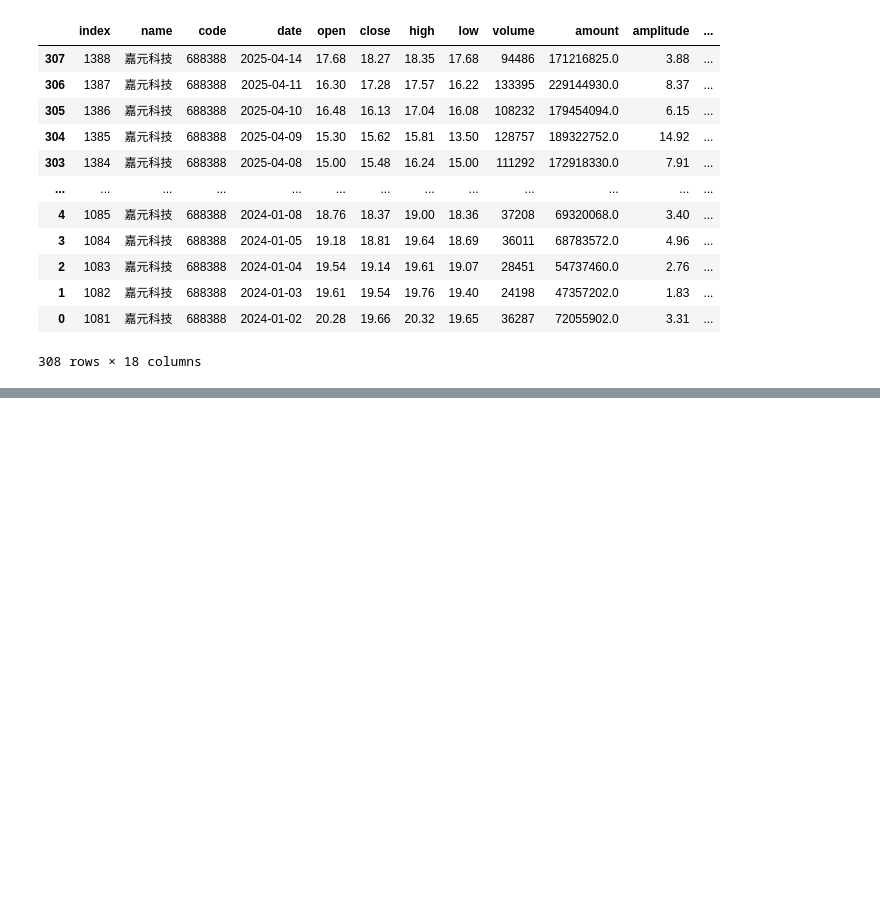
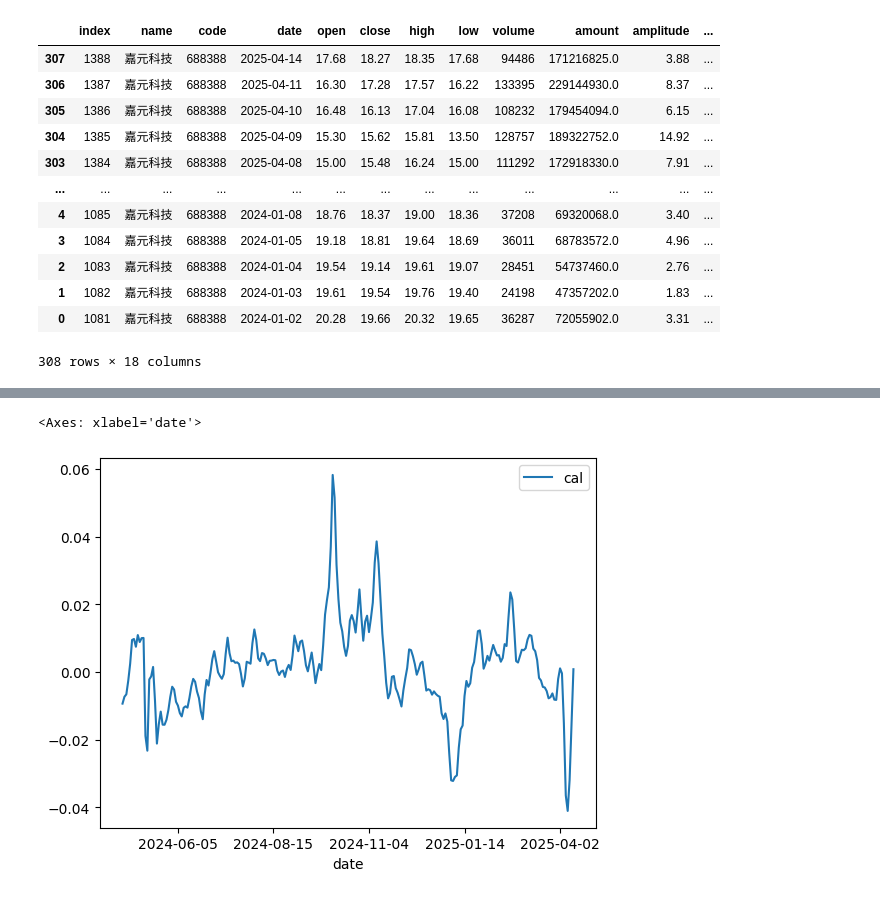
Before and after one commit to bpig/stk, a Jupyter notebook: efin/once.ipynb, the cells around one changed output, grey strips where cells are left out. Cells and saved outputs as stored; diff of their text form; code cells hidden in the pictures; blank space fills up the shorter version.

```diff
--- a/efin/once.ipynb
+++ b/efin/once.ipynb
@@ -201,0 +169,6 @@ o24[::-1]
+# %%
+o24['cal'] = o24['diff'].diff(periods=2)
+o24[['date','cal']].plot(x='date', y='cal')
+# %% [output]
+<Axes: xlabel='date'>
+[figure, added]
```
Also changed, not shown: parts of 12 cells of this notebook, 2 other files.
